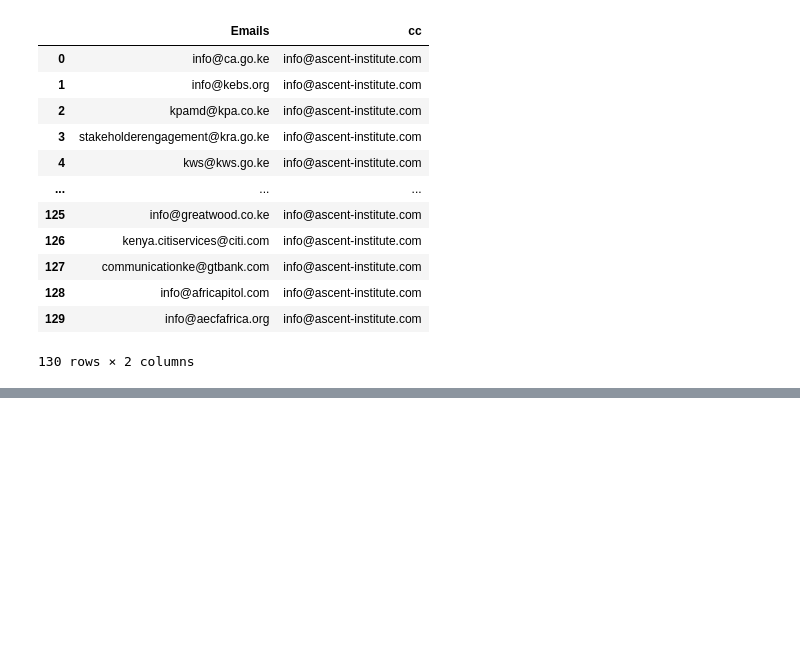
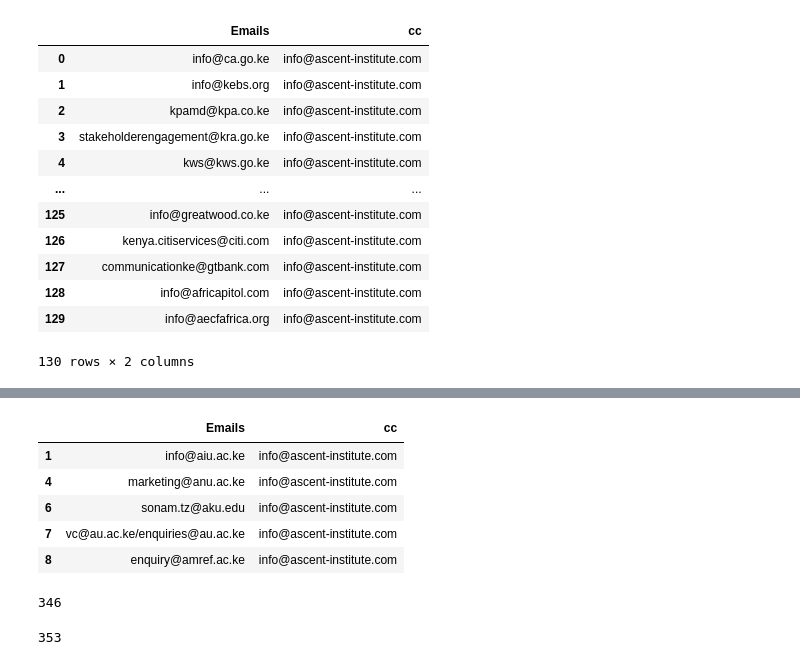
Before and after one commit to IainMosima/bulk-email-sender, a Jupyter notebook: analysis.ipynb, the cells around one changed output, grey strips where cells are left out. Saved outputs shown, nothing was run; the diff lists cells and outputs as text; code cells hidden in the pictures; blank space fills up the shorter version.

```diff
--- a/analysis.ipynb
+++ b/analysis.ipynb
@@ -678,0 +789,23 @@ df_leads_cleaned
+# %%
+df_cleaned_emails_april_28 = pd.read_csv("emails/april/april-28/emails-cleaned.csv")
+emails_list.extend(df_cleaned_emails_april_28["Emails"].to_list())
+# %%
+df_combined_emails = pd.DataFrame(columns=["Emails"])
+df_combined_emails["Emails"] = emails_list
+df_combined_emails["cc"] = "info@ascent-institute.com"
+df_combined_emails.dropna(inplace=True)
+df_combined_emails.drop_duplicates(subset=["Emails"], inplace=True)
+df_combined_emails["Emails"] = df_combined_emails["Emails"].str.strip().str.lower()
+df_combined_emails["cc"] = df_combined_emails["cc"].str.strip().str.lower()
+df_combined_emails.head()
+# %% [output]
+|  | Emails | cc |
+| 1 | info@aiu.ac.ke | info@ascent-institute.com |
+| 4 | marketing@anu.ac.ke | info@ascent-institute.com |
+| 6 | sonam.tz@aku.edu | info@ascent-institute.com |
+| 7 | vc@au.ac.ke/enquiries@au.ac.ke | info@ascent-institute.com |
+| 8 | enquiry@amref.ac.ke | info@ascent-institute.com |
+# %%
+len(df_combined_emails)
+# %% [output]
+346
@@ -678,0 +814,5 @@ df_leads_cleaned
+# %%
+cleaned_emails = get_emails(df_combined_emails["Emails"].to_list())
+len(cleaned_emails)
+# %% [output]
+353
```
Also changed, not shown: parts of 26 cells of this notebook, 4 other files.
